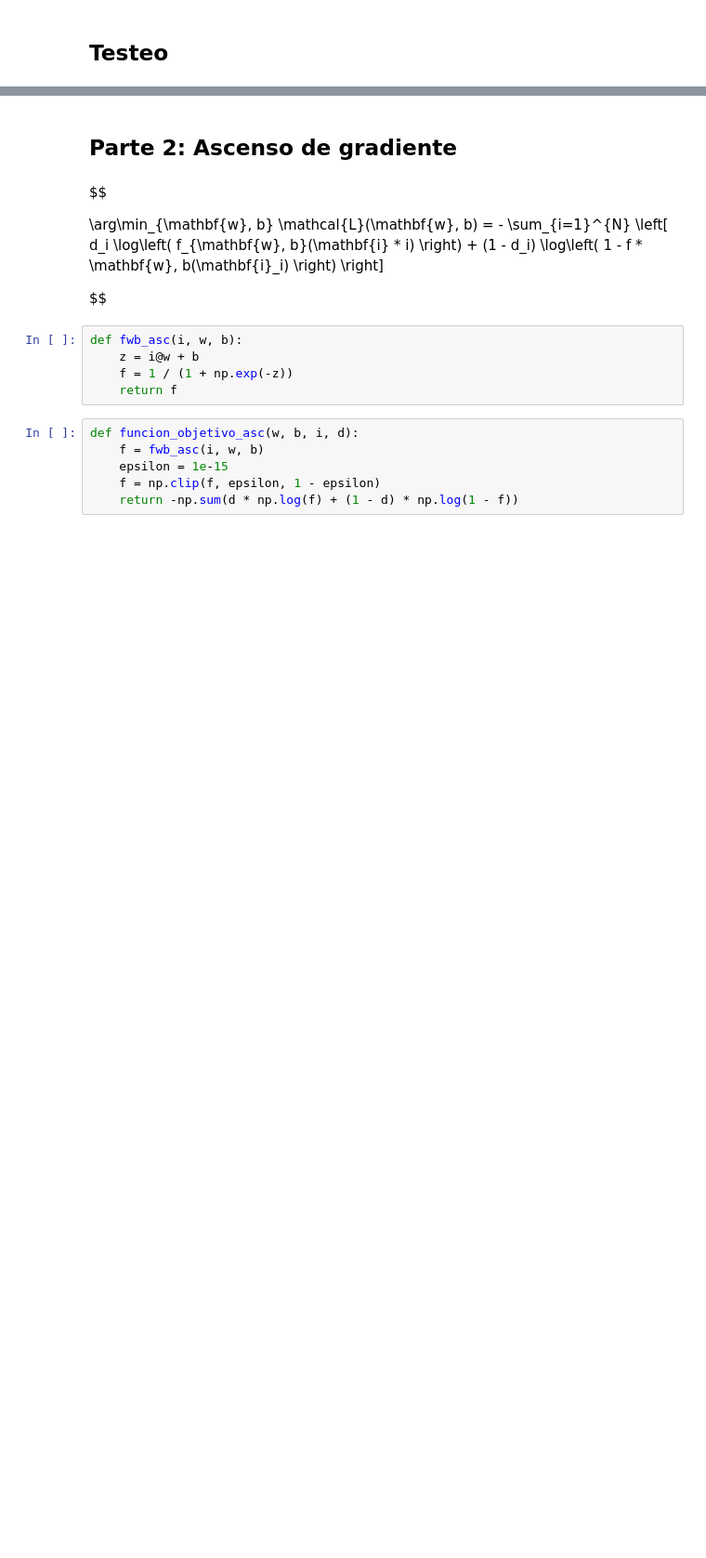
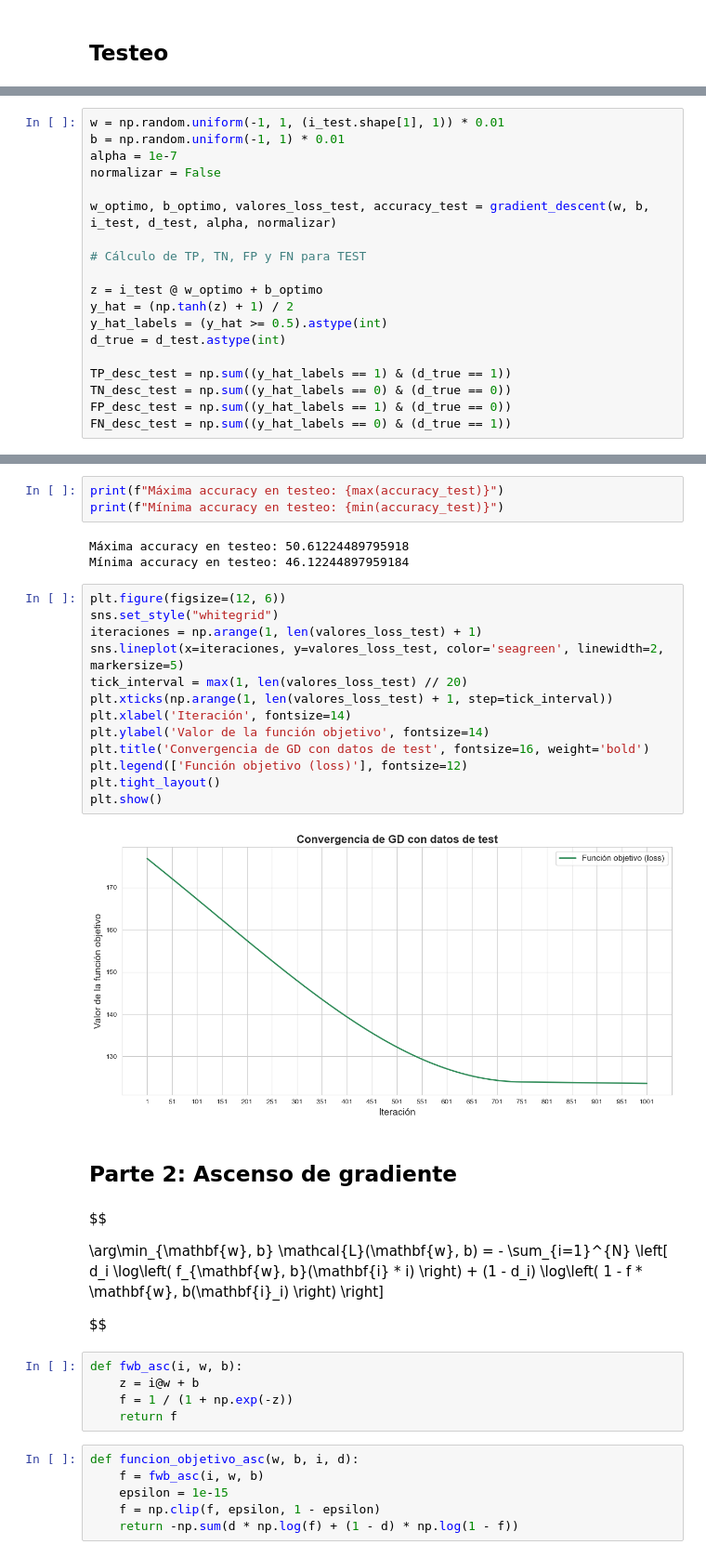
Before and after one commit to seremare9/TP2metodos, a Jupyter notebook: gd.ipynb, the cells around one changed output, grey strips where cells are left out. Shown at 93% size. Saved outputs shown, nothing was run; the diff lists cells and outputs as text; blank space fills up the shorter version.

```diff
--- a/gd.ipynb
+++ b/gd.ipynb
@@ -428,0 +448,19 @@ plt.show()
+# %%
+w = np.random.uniform(-1, 1, (i_test.shape[1], 1)) * 0.01
+b = np.random.uniform(-1, 1) * 0.01
+alpha = 1e-7
+normalizar = False
+
+w_optimo, b_optimo, valores_loss_test, accuracy_test = gradient_descent(w, b, i_test, d_test, alpha, normalizar)
+
+# Cálculo de TP, TN, FP y FN para TEST
+
+z = i_test @ w_optimo + b_optimo
+y_hat = (np.tanh(z) + 1) / 2
+y_hat_labels = (y_hat >= 0.5).astype(int)
+d_true = d_test.astype(int)
+
+TP_desc_test = np.sum((y_hat_labels == 1) & (d_true == 1))
+TN_desc_test = np.sum((y_hat_labels == 0) & (d_true == 0))
+FP_desc_test = np.sum((y_hat_labels == 1) & (d_true == 0))
+FN_desc_test = np.sum((y_hat_labels == 0) & (d_true == 1))
@@ -429,3 +485,24 @@ plt.show()
+# %%
+print(f"Máxima accuracy en testeo: {max(accuracy_test)}")
+print(f"Mínima accuracy en testeo: {min(accuracy_test)}")
+# %% [output]
+Máxima accuracy en testeo: 50.61224489795918
+Mínima accuracy en testeo: 46.12244897959184
+# %%
+plt.figure(figsize=(12, 6))
+sns.set_style("whitegrid")
+iteraciones = np.arange(1, len(valores_loss_test) + 1)
+sns.lineplot(x=iteraciones, y=valores_loss_test, color='seagreen', linewidth=2, markersize=5)
+tick_interval = max(1, len(valores_loss_test) // 20)
+plt.xticks(np.arange(1, len(valores_loss_test) + 1, step=tick_interval))
+plt.xlabel('Iteración', fontsize=14)
+plt.ylabel('Valor de la función objetivo', fontsize=14)
+plt.title('Convergencia de GD con datos de test', fontsize=16, weight='bold')
+plt.legend(['Función objetivo (loss)'], fontsize=12)
+plt.tight_layout()
+plt.show()
+# %% [output]
+[figure, added]
 # %% [markdown]
 ## Parte 2: Ascenso de gradiente
 # %% [markdown]
```
Also changed, not shown: parts of 16 cells of this notebook.
